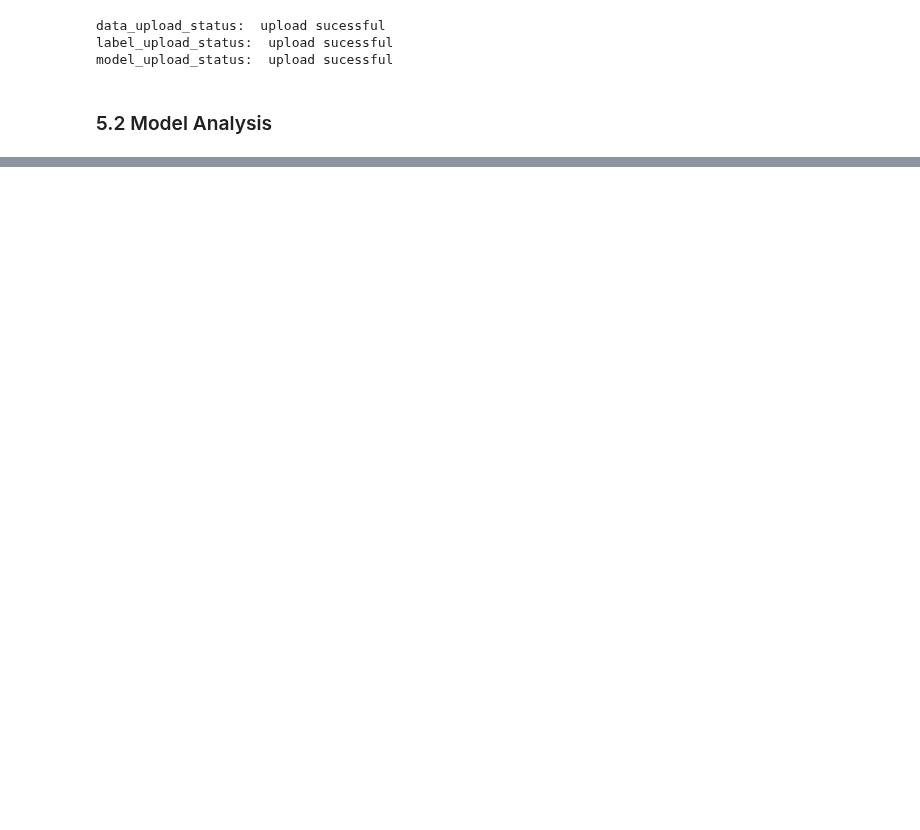
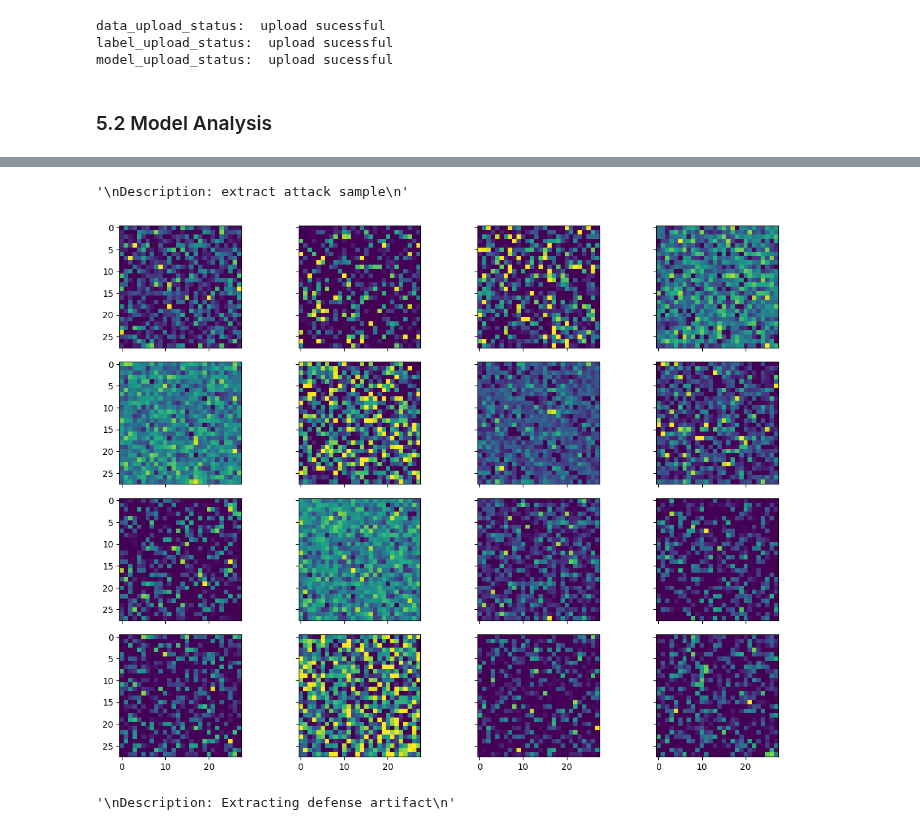
Before and after one commit to bosch-aisecurity-aishield/Reference-Implementations, a Jupyter notebook: MLflow/reference_implementation_mnist_MLflow.ipynb, the cells around one changed output, grey strips where cells are left out. Cells and saved outputs as stored; diff of their text form; code cells hidden in the pictures; blank space fills up the shorter version.

Commit message:
updating mlflow implementation to log artifact received from AIShield API call

```diff
--- a/MLflow/reference_implementation_mnist_MLflow.ipynb
+++ b/MLflow/reference_implementation_mnist_MLflow.ipynb
@@ -186,17 +207,21 @@ def make_archive(base_name,root_dir,zip_format='zip'):
 """
 Description : Create data, model and label folder
 """
-mnist_data_path=os.path.join(os.getcwd(),"data")
-mnist_model_path=os.path.join(os.getcwd(),"model")
-mnist_label_path=os.path.join(os.getcwd(),"label")
-zip_path=os.path.join(os.getcwd(),"zip")
-pyc_model_path=os.path.join(os.getcwd(),"pyc_model")
+mnist_data_path = os.path.join(os.getcwd(), "data")
+mnist_model_path = os.path.join(os.getcwd(), "model")
+mnist_label_path = os.path.join(os.getcwd(), "label")
+zip_path = os.path.join(os.getcwd(), "zip")
+pyc_model_path = os.path.join(os.getcwd(), "pyc_model")
 report_path = os.path.join(os.getcwd(), "reports")
-#deleting folder
-delete_directory(directorys=[mnist_data_path,mnist_model_path,mnist_label_path,zip_path,pyc_model_path, report_path])
+sample_data = os.path.join(report_path, "sample_data")
+defense_artifact = os.path.join(report_path, "defense_artifact")
+# deleting folder
+delete_directory(
+    directorys=[mnist_data_path, mnist_model_path, mnist_label_path, zip_path, pyc_model_path, report_path])
 
-#creating folder
-make_directory([mnist_data_path,mnist_model_path,mnist_label_path,zip_path,pyc_model_path, report_path])
+# creating folder
+make_directory([mnist_data_path, mnist_model_path, mnist_label_path, zip_path, pyc_model_path, report_path, sample_data,
+                defense_artifact])
 # %%
 def cnn_model(input_shape=input_shape, num_classes=num_classes):
     """
@@ -850,3 +887,31 @@ def zip_extractor(file, extract_path=None, delete_zip=False):
     if delete_zip:
         os.remove(file)
         print("{} removed successfully.".format(file))
+# %%
+"""
+Description: extract attack sample
+"""
+zip_extractor(file=os.path.join(report_path, 'Attack_samples.zip'), extract_path=sample_data)
+# %% [output]
+'\nDescription: extract attack sample\n'
+# %%
+def load_data(path):
+    """
+    path: load data from given path
+    """
+    files_path = get_file_path(path)
+    x = []
+    for file in files_path:
+        img = cv2.imread(file, 0)
+        x.append(img)
+    x = np.expand_dims(np.array(x), axis=-1)
+    return x
+# %%
+"""
+Description: load attack data
+"""
+x_attack = load_data(path=sample_data)
+# %%
+ plot(x=x_attack, row=4)
+# %% [output]
+[figure, added]
@@ -854,4 +927,6 @@ def zip_extractor(file, extract_path=None, delete_zip=False):
 """
 Description: Extracting defense artifact
 """
-zip_extractor(file=os.path.join(report_path, 'Defense_artifact.zip'))
+zip_extractor(file=os.path.join(report_path, 'Defense_artifact.zip'), extract_path=defense_artifact)
+# %% [output]
+'\nDescription: Extracting defense artifact\n'
```
Also changed, not shown: parts of 27 cells of this notebook, 1 other file.
